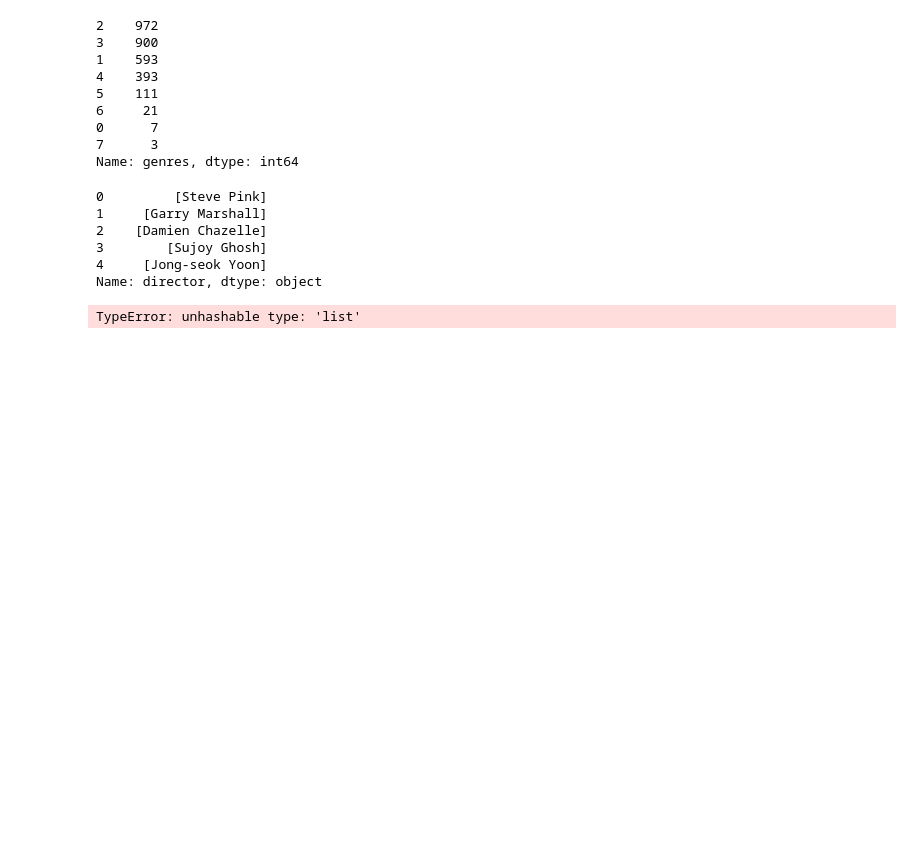
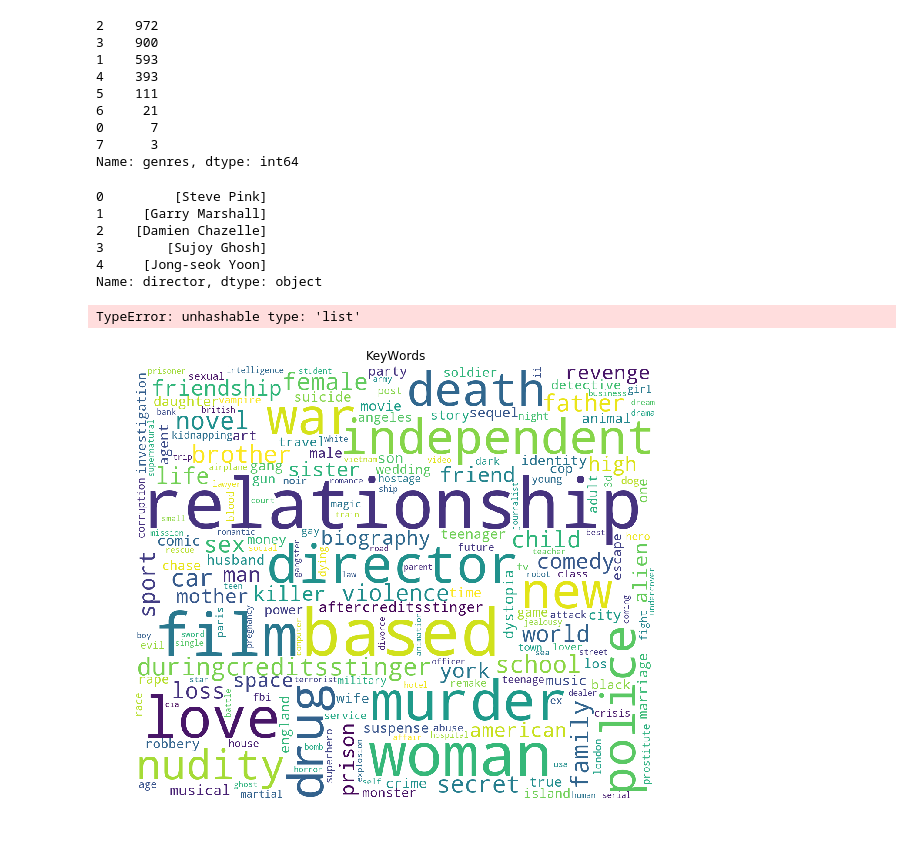
Before and after one commit to vnagapudi/W207-TMDB-Kaggle-Project, a Jupyter notebook: project_final_draft.ipynb, the cells around one changed output. Cells and saved outputs as stored; diff of their text form; code cells hidden in the pictures; blank space fills up the shorter version.

```diff
--- a/project_final_draft.ipynb
+++ b/project_final_draft.ipynb
@@ -152,5 +166,5 @@ plt.show()
 # %% [output]
 [figure]
 # %%
-for i,j in enumerate(train['crew'][:5]):
-    print(i,j)
+#for i,j in enumerate(train['crew'][:5]):
+#    print(i,j)
@@ -205,3 +212,15 @@ dir_list = train['director'].tolist()
 Counter(dir_list[:5])
 # %% [output]
 TypeError: unhashable type: 'list'
+# %%
+list_of_keywords = list(train['Keywords'].apply(lambda x: [i['name'] for i in get_dictionary(x)] if x != {} else []).values)
+plt.figure(figsize = (12, 8))
+text = ' '.join([i for j in list_of_keywords for i in j])
+wordcloud = WordCloud(max_font_size=None, background_color='white', collocations=False,
+                      width=1200, height=1000).generate(text)
+plt.imshow(wordcloud)
+plt.title('KeyWords')
+plt.axis("off")
+plt.show()
+# %% [output]
+[figure, added]
```
Also changed, not shown: parts of 6 cells of this notebook.
